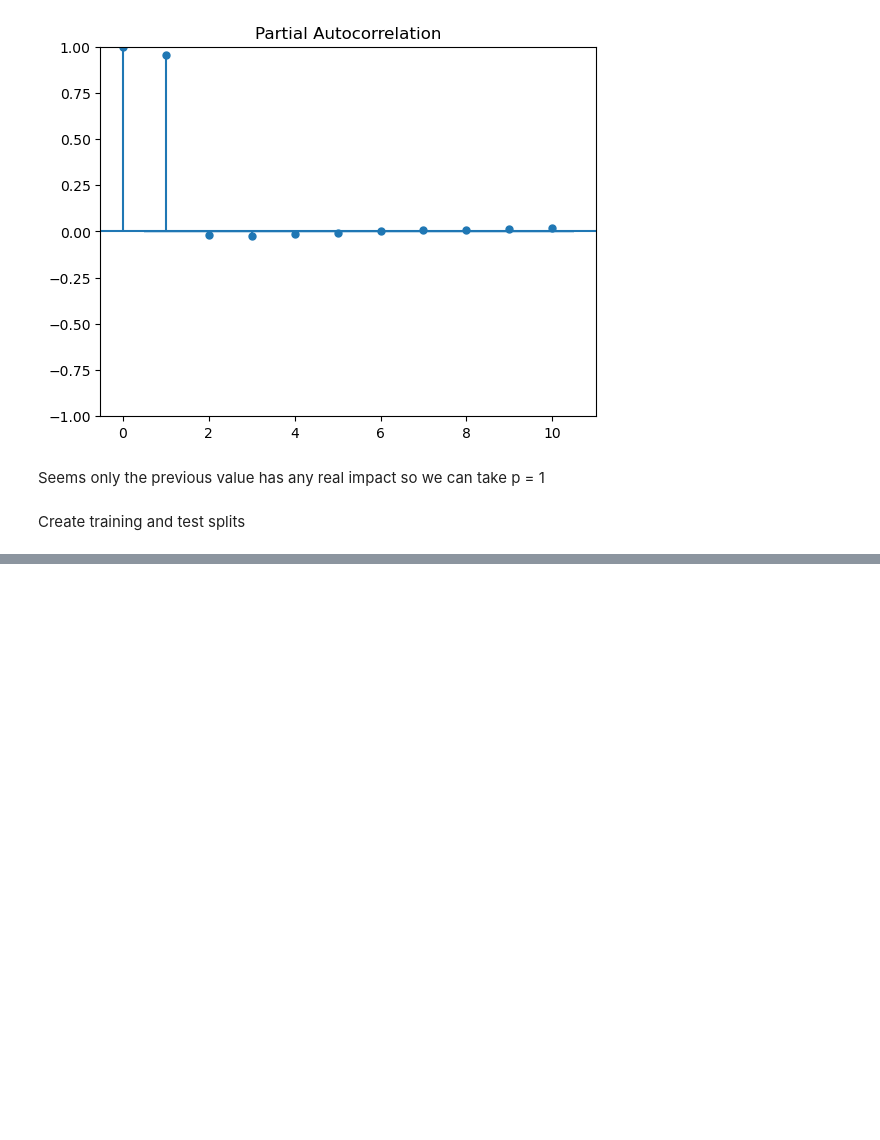
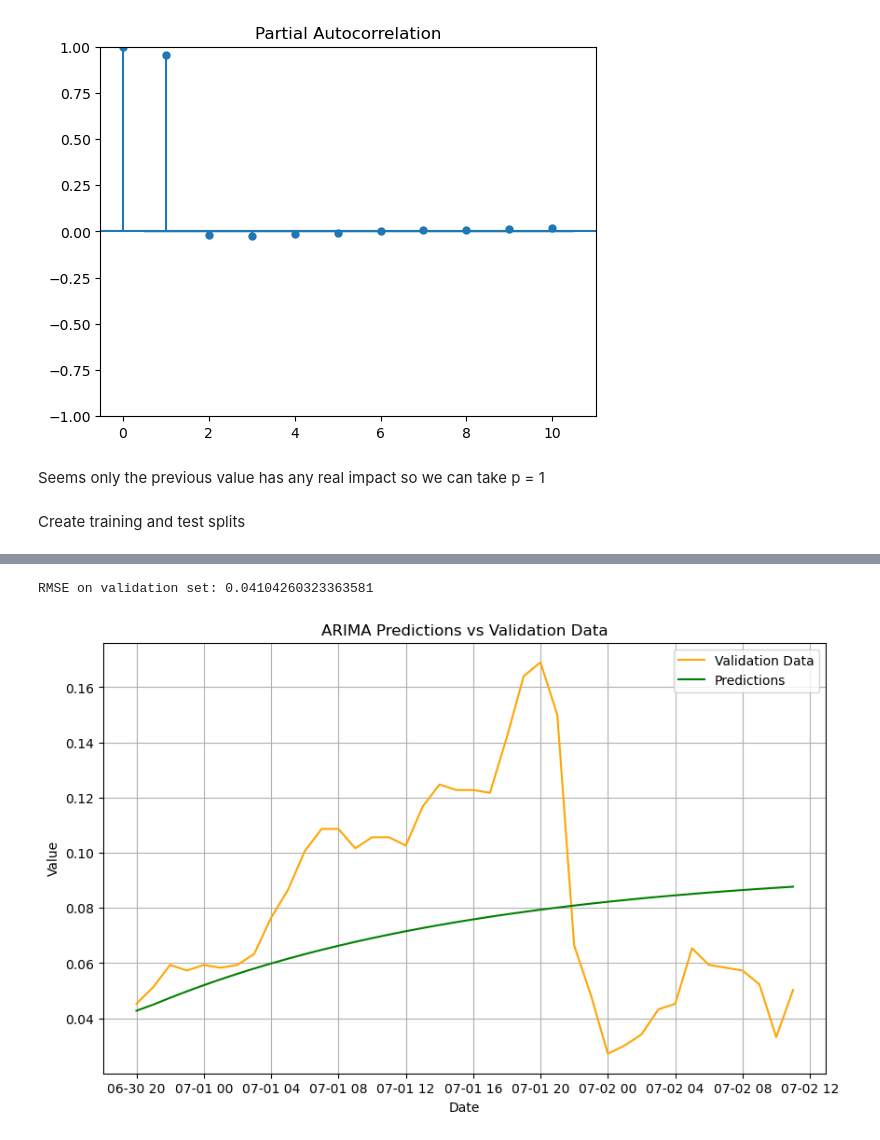
Before and after one commit to djjjones6/Group_Assessment_2, a Jupyter notebook: DaveJ/ARIMA.ipynb, the cells around one changed output, grey strips where cells are left out. Cells and saved outputs as stored; diff of their text form; code cells hidden in the pictures; blank space fills up the shorter version.

```diff
--- a/DaveJ/ARIMA.ipynb
+++ b/DaveJ/ARIMA.ipynb
@@ -98,2 +120,3 @@ arima_model = model.fit()
 # %%
-forecast = arima_model.forecast(steps=10)
+forecast = arima_model.forecast(steps=len(val_df))
+forecast
@@ -99,0 +141,19 @@ forecast = arima_model.forecast(steps=10)
+# %%
+mse = mean_squared_error(val_df, forecast)
+rmse = np.sqrt(mse)
+print(f"RMSE on validation set: {rmse}")
+# %% [output]
+RMSE on validation set: 0.04104260323363581
+# %%
+plt.figure(figsize=(10, 6))
+plt.plot(val_df, label='Validation Data', color='orange')
+plt.plot(val_df.index, forecast, label='Predictions', color='green')
+
+plt.title('ARIMA Predictions vs Validation Data')
+plt.xlabel('Date')
+plt.ylabel('Value')
+plt.legend()
+plt.grid(True)
+plt.show()
+# %% [output]
+[figure, added]
```
Also changed, not shown: parts of 9 cells of this notebook.
